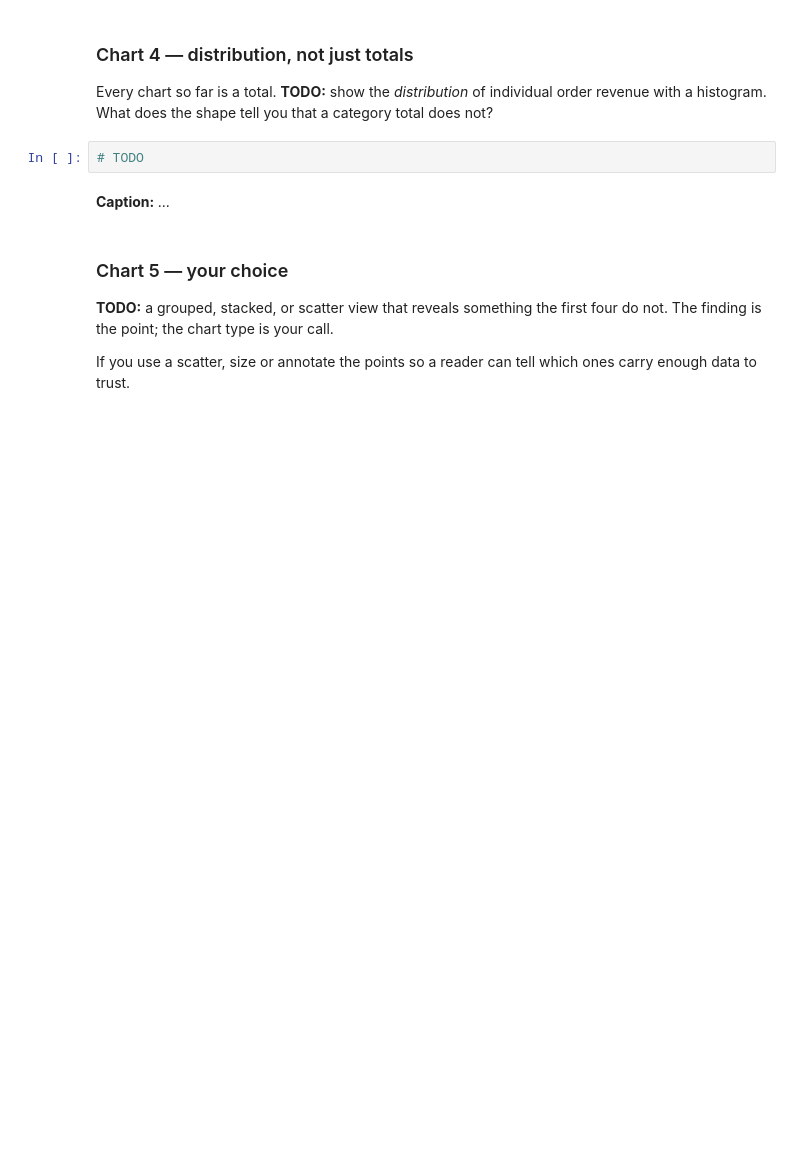
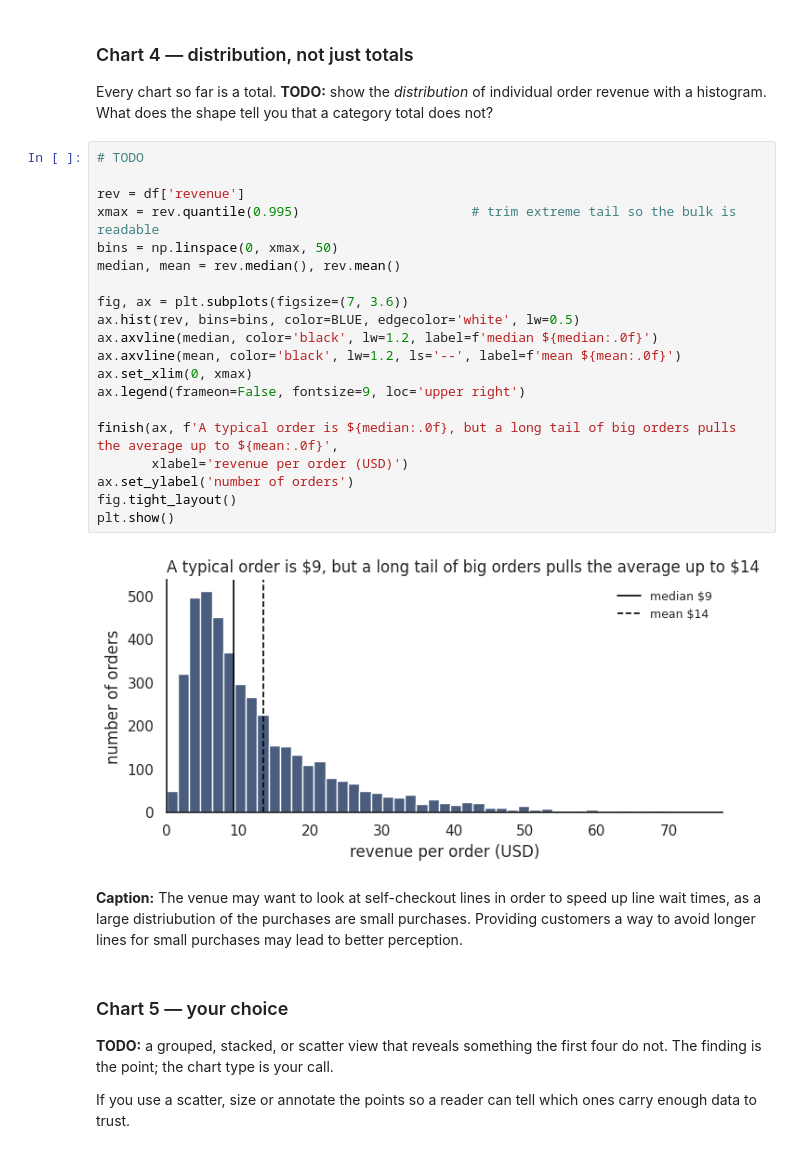
Before and after one commit to michaelhunter12/ds2002-fa26, a Jupyter notebook: notebooks/07-visualization/2026-11-13 — Visualization Challenge — Lab.ipynb, the cells around one changed output. Drawn from its saved outputs; the diff is of its cells as text; blank space fills up the shorter version.

```diff
--- a/notebooks/07-visualization/2026-11-13 — Visualization Challenge — Lab.ipynb
+++ b/notebooks/07-visualization/2026-11-13 — Visualization Challenge — Lab.ipynb
@@ -174,10 +206,30 @@ zone_capacity = {'A': 12000, 'B': 4000, 'C': 1500}
 ### Chart 4 — distribution, not just totals
 
 Every chart so far is a total. **TODO:** show the *distribution* of individual order revenue with a histogram. What does the shape tell you that a category total does not?
-# %%
-# TODO
+# %%
+# TODO
+
+rev = df['revenue']
+xmax = rev.quantile(0.995)                      # trim extreme tail so the bulk is readable
+bins = np.linspace(0, xmax, 50)
+median, mean = rev.median(), rev.mean()
+
+fig, ax = plt.subplots(figsize=(7, 3.6))
+ax.hist(rev, bins=bins, color=BLUE, edgecolor='white', lw=0.5)
+ax.axvline(median, color='black', lw=1.2, label=f'median ${median:.0f}')
+ax.axvline(mean, color='black', lw=1.2, ls='--', label=f'mean ${mean:.0f}')
+ax.set_xlim(0, xmax)
+ax.legend(frameon=False, fontsize=9, loc='upper right')
+
+finish(ax, f'A typical order is ${median:.0f}, but a long tail of big orders pulls the average up to ${mean:.0f}',
+       xlabel='revenue per order (USD)')
+ax.set_ylabel('number of orders')
+fig.tight_layout()
+plt.show()
+# %% [output]
+[figure, added]
 # %% [markdown]
-**Caption:** _..._
+**Caption:** The venue may want to look at self-checkout lines in order to speed up line wait times, as a large distriubution of the purchases are small purchases. Providing customers a way to avoid longer lines for small purchases may lead to better perception.
 # %% [markdown]
 ### Chart 5 — your choice
 
```
Also changed, not shown: parts of 10 cells of this notebook.
